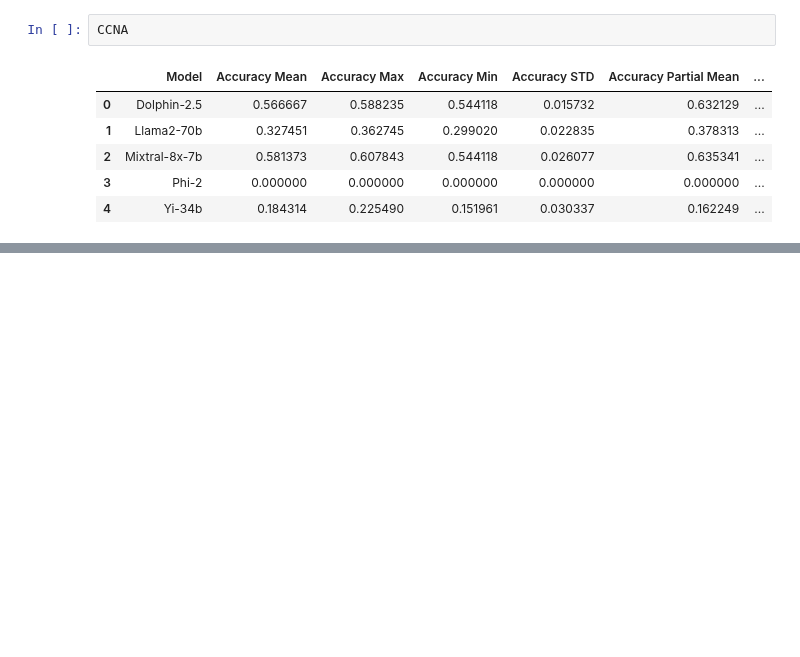
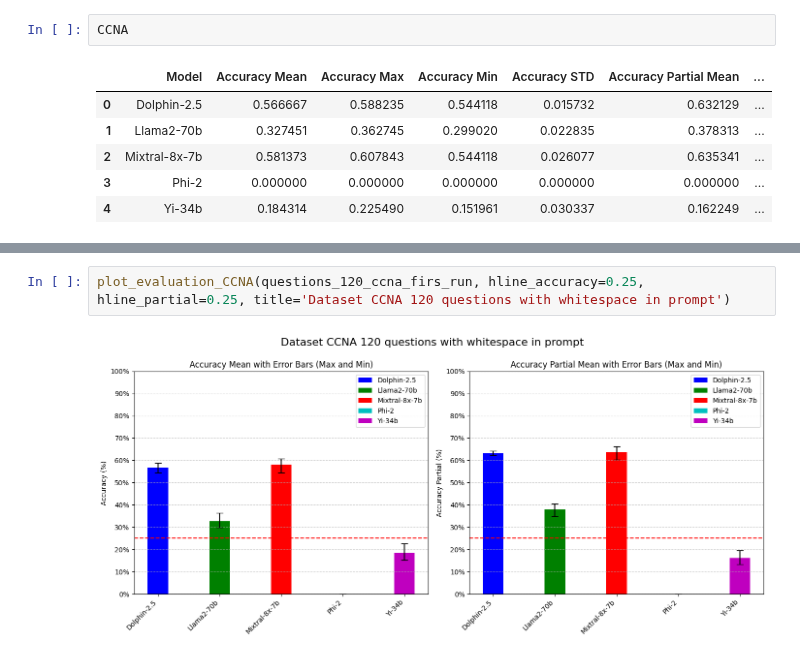
Before and after one commit to cybercampus-se/GenAICyberSecMCQA, a Jupyter notebook: src/mmlu_print.ipynb, the cells around one changed output, grey strips where cells are left out. Cells and saved outputs as stored; diff of their text form; blank space fills up the shorter version.

Commit message:
Added new Plots, new Runs

```diff
--- a/src/mmlu_print.ipynb
+++ b/src/mmlu_print.ipynb
@@ -277,0 +320,4 @@ plt.show()
+# %%
+plot_evaluation_CCNA(questions_120_ccna_firs_run, hline_accuracy=0.25, hline_partial=0.25, title='Dataset CCNA 120 questions with whitespace in prompt')
+# %% [output]
+[figure, added]
```
Also changed, not shown: parts of 3 cells of this notebook, 41 other files.
